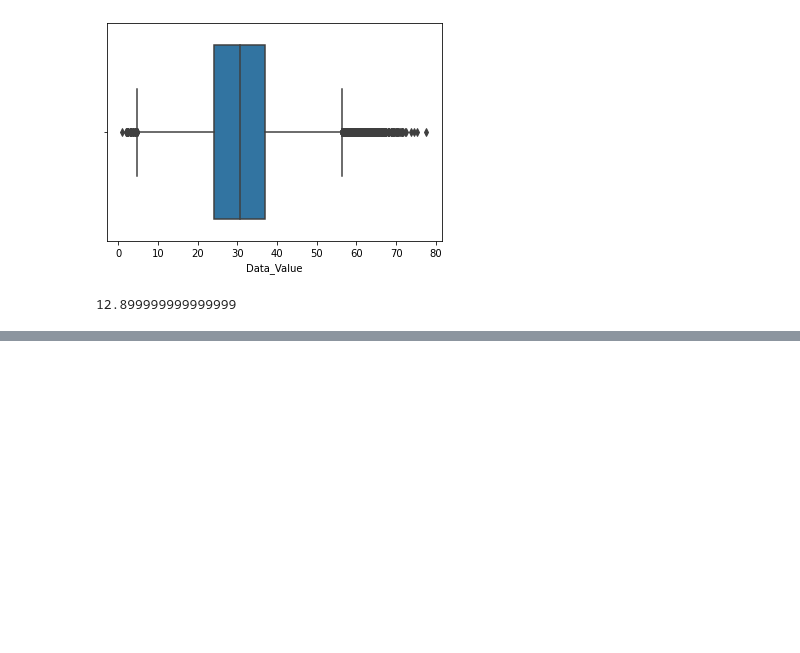
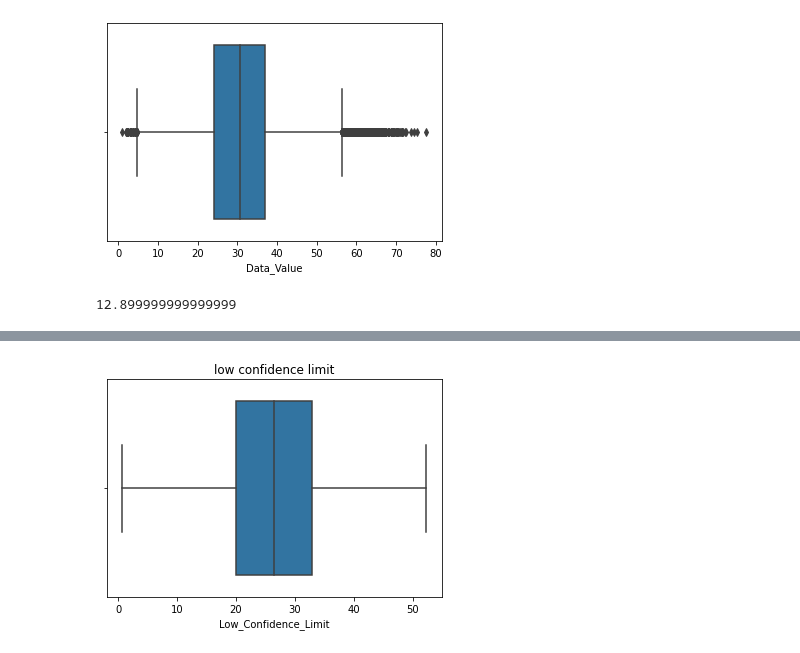
Before and after one commit to Hemanthhm222/Exploratory-data-analysis, a Jupyter notebook: EDA cancer dataset.ipynb, the cells around one changed output, grey strips where cells are left out. Saved outputs shown, nothing was run; the diff lists cells and outputs as text; code cells hidden in the pictures; blank space fills up the shorter version.

```diff
--- a/EDA cancer dataset.ipynb
+++ b/EDA cancer dataset.ipynb
@@ -449,0 +484,10 @@ higher = df.Data_Value.quantile(0.75) + (1.5*IQR)
+# %%
+low_limit_treated = np.where(df.Low_Confidence_Limit > higher,higher,df.Low_Confidence_Limit)
+low_limit_treated = np.where(df.Low_Confidence_Limit < lower,lower,low_limit_treated)
+df.Low_Confidence_Limit = pd.DataFrame(low_limit_treated)
+#checking
+sns.boxplot(df.Low_Confidence_Limit);
+plt.title('low confidence limit')
+plt.show()
+# %% [output]
+[figure, added]
```
Also changed, not shown: parts of 30 cells of this notebook.
